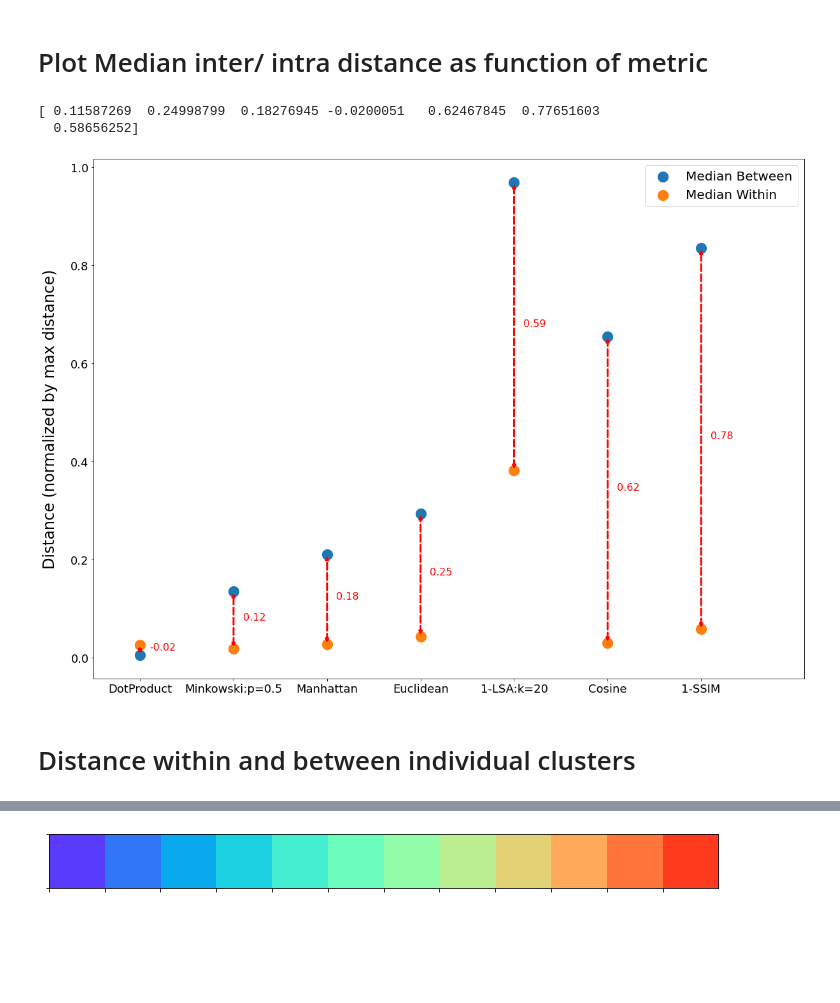
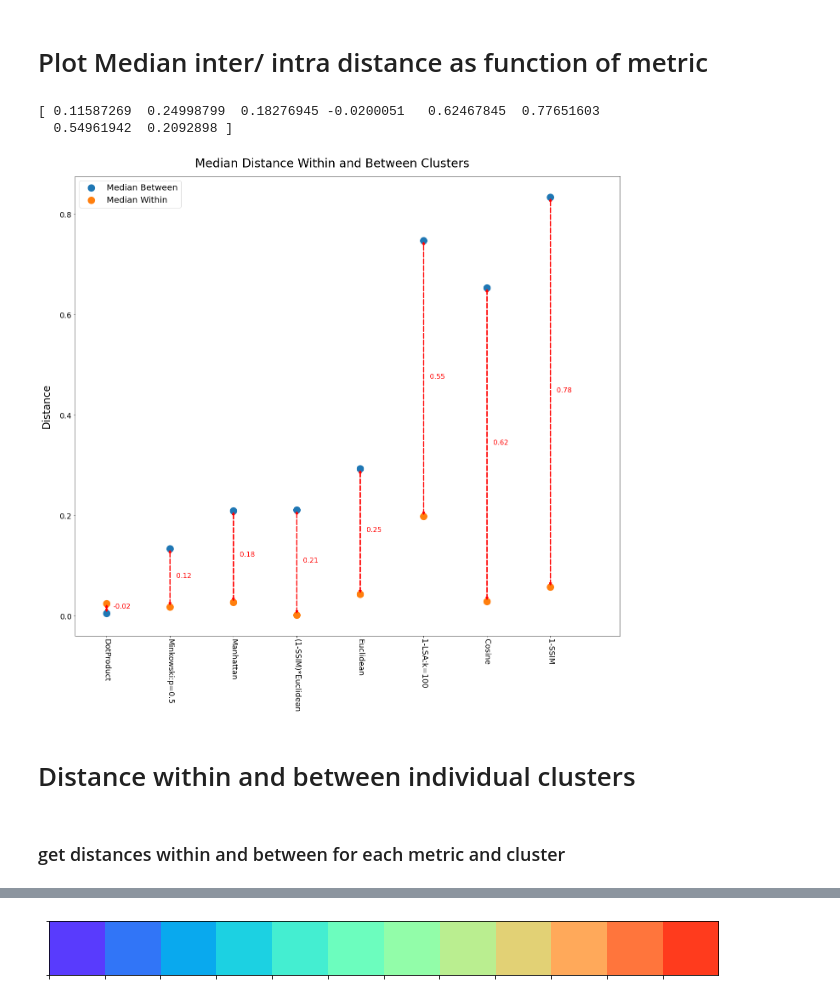
Before and after one commit to paulovic96/Burst_Clustering, a Jupyter notebook: spectral_clustering_analysis.ipynb, the cells around one changed output, grey strips where cells are left out. Drawn from its saved outputs; the diff is of its cells as text; code cells hidden in the pictures; blank space fills up the shorter version.

```diff
--- a/spectral_clustering_analysis.ipynb
+++ b/spectral_clustering_analysis.ipynb
@@ -362,7 +362,7 @@ plt.savefig(savefile)
 # %% [markdown]
 # Plot Median inter/ intra distance as function of metric
 # %%
-matrix_list = [dist_matrix_minkowski, dist_matrix_euclidean,dist_matrix_manhattan, dist_matrix_dot, dist_matrix_cos, dist_matrix_SSIM, (1-dist_matrix_local_scaled)]
+matrix_list = [dist_matrix_minkowski, dist_matrix_euclidean,dist_matrix_manhattan, dist_matrix_dot, dist_matrix_cos, dist_matrix_SSIM, (1-dist_matrix_local_scaled), (dist_matrix_SSIM * dist_matrix_euclidean)]
 # %%
 data = clear_data
 cluster_dict = clear_cluster_dict
@@ -391,46 +391,49 @@ print(differences_within_between)
 smallest_to_largest_distance = np.argsort(differences_within_between)
 # %% [output]
 [ 0.11587269  0.24998799  0.18276945 -0.0200051   0.62467845  0.77651603
-  0.58656252]
+  0.54961942  0.2092898 ]
 # %%
-save_file = "comparison_of_median_distance_for_metrics"
+save_file = "comparison_of_median_distance_for_metrics2"
 # %%
-fig, ax = plt.subplots(figsize = (20,15))
+fig, ax = plt.subplots(figsize = (20,20))
+plt.subplots_adjust(left=0.08,right=0.97,bottom=0.2,top=0.95)
 
-
-distances = ["Minkowski:p=0.5", "Euclidean", "Manhattan", "DotProduct", "Cosine", "1-SSIM", "1-LSA:k=20"]
+distances = ["Minkowski:p=0.5", "Euclidean", "Manhattan", "DotProduct", "Cosine", "1-SSIM", "1-LSA:k=100", "(1-SSIM)*Euclidean"]
 distances_sorted = np.asarray(distances)[smallest_to_largest_distance]
 scaled_between_medians_sorted = np.asarray(scaled_between_medians)[smallest_to_largest_distance]
 scaled_within_medians_sorted = np.asarray(scaled_within_medians)[smallest_to_largest_distance]
 
 ax.scatter(distances_sorted,scaled_between_medians_sorted, lw=5, label = "Median Between", marker='o',s= 150)
 ax.scatter(distances_sorted,scaled_within_medians_sorted, lw=5, label = "Median Within",marker='o', s= 150)
 
 
 #differ_lines = []
 medians = zip(scaled_within_medians_sorted, scaled_between_medians_sorted)
 
 for i, j in zip(range(len(distances)),medians):
     pair = [(i, j[0]), (i, j[1])]
-    differ_lines.append(pair)
+    #differ_lines.append(pair)
     ax.annotate(s='', xy=(i,j[1]), xytext=(i,j[0]), arrowprops=dict(arrowstyle='<|-|>',lw= 3,ls="dashed", color="red"))
     ax.annotate('%.2f' % (j[1]-j[0]), (i + 0.1,j[0] + (j[1]-j[0])*0.5), fontsize=16, color="red")
 #linecoll = matcoll.LineCollection(differ_lines, colors='k', linestyles = 'dashed')
 #ax.add_collection(linecoll)
 
 
 ax.legend(fontsize= 20)
 
 ax.tick_params(axis='y',labelsize=18)
-ax.tick_params(axis="x", labelsize = 18)
+ax.tick_params(axis="x", labelsize = 18,rotation = -90)
 ax.set_ylabel(matrix_info, fontsize = 24,labelpad = 20)
 ax.set_xticks(range(0, len(distances)))
 ax.set_xlim((-0.5, len(distances)+0.1))
+fig.suptitle("Median Distance Within and Between Clusters", fontsize=28)
 plt.savefig(save_file)
 # %% [output]
-[figure, old version]
+[figure, new version]
 # %% [markdown]
 # Distance within and between individual clusters
+# %% [markdown]
+### get distances within and between for each metric and cluster
 # %%
 from itertools import product
 # %%
```
Also changed, not shown: parts of 15 cells of this notebook.
